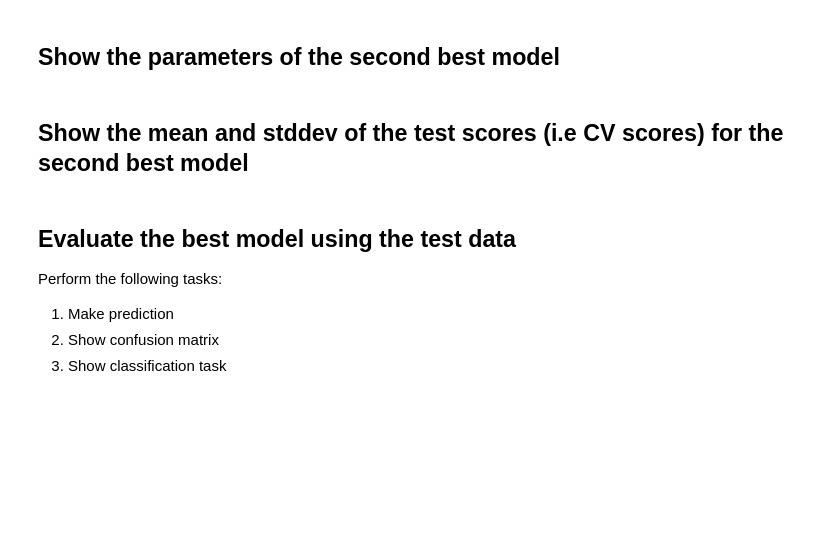
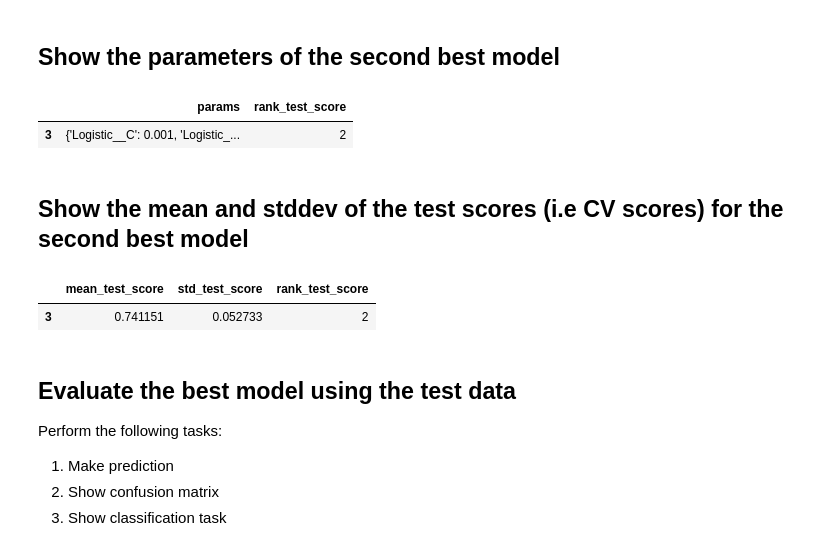
Before and after one commit to SteeltownRiot/DSA, a Jupyter notebook: DSA-8010 Applied Machine Learning/Module 5 - AML Prep--Grid Search & Pipeline/Exercises/Pipeline.ipynb, the cells around one changed output. Saved outputs shown, nothing was run; the diff lists cells and outputs as text; code cells hidden in the pictures; blank space fills up the shorter version.

```diff
--- a/DSA-8010 Applied Machine Learning/Module 5 - AML Prep--Grid Search & Pipeline/Exercises/Pipeline.ipynb
+++ b/DSA-8010 Applied Machine Learning/Module 5 - AML Prep--Grid Search & Pipeline/Exercises/Pipeline.ipynb
@@ -145,10 +198,19 @@ Once the pipline is fitted, we can address the following tasks.
 ## Show the parameters of the second best model
 # %%
 # Show the parameters of the second best model (E007)
+score_filter = modelgrid_df[modelgrid_df['rank_test_score'] == 2]
+score_filter.iloc[:, [7,20]]
+# %% [output]
+|  | params | rank_test_score |
+| 3 | {'Logistic__C': 0.001, 'Logistic_... | 2 |
 # %% [markdown]
 ## Show the mean and stddev of the test scores (i.e CV scores) for the second best model
 # %%
 # Show the mean and stddev of the test scores (i.e CV scores) for the second best model (E008)
+score_filter.iloc[:, 18:]
+# %% [output]
+|  | mean_test_score | std_test_score | rank_test_score |
+| 3 | 0.741151 | 0.052733 | 2 |
 # %% [markdown]
 ## Evaluate the best model using the test data
 
```
Also changed, not shown: parts of 12 cells of this notebook.
